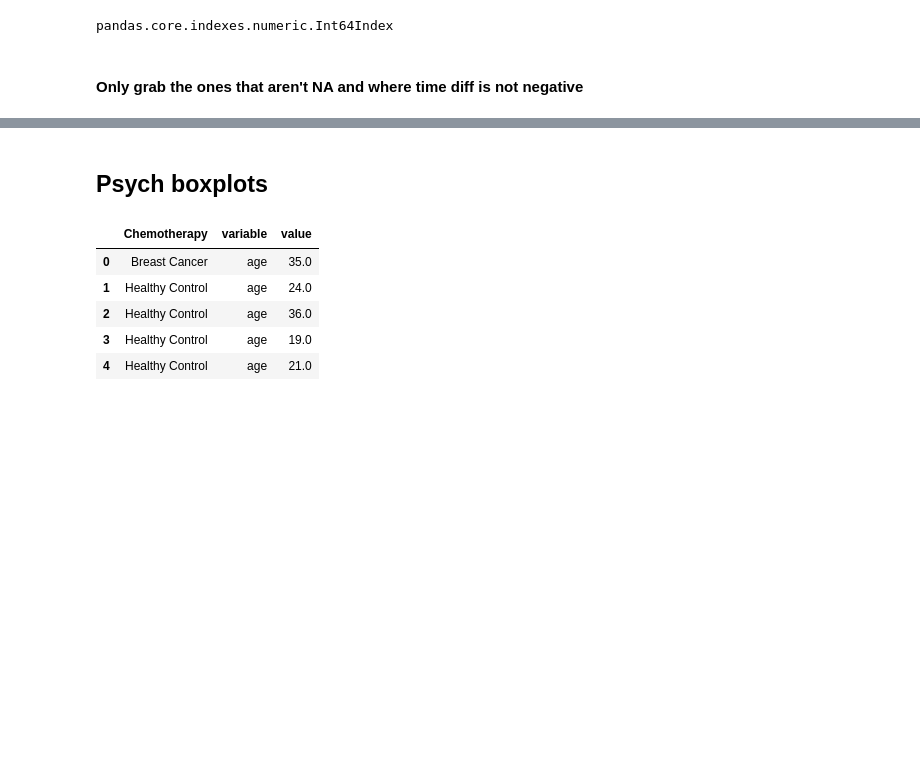
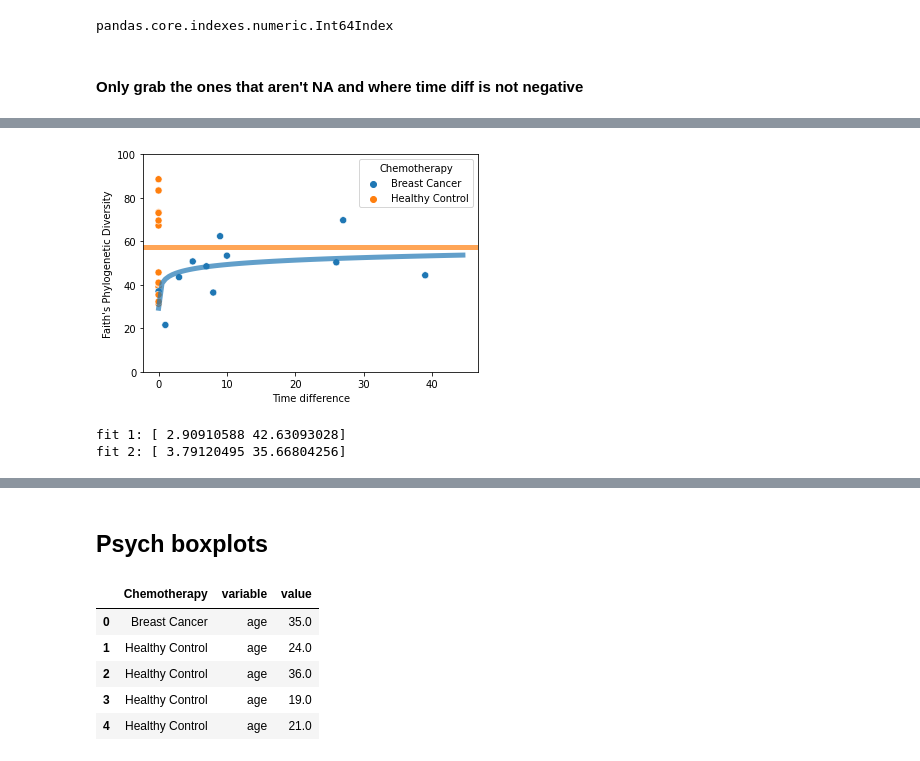
Before and after one commit to sterrettJD/Chemobrain, a Jupyter notebook: Final figs and additional analyses.ipynb, the cells around one changed output, grey strips where cells are left out. Drawn from its saved outputs; the diff is of its cells as text; code cells hidden in the pictures; blank space fills up the shorter version.

```diff
--- a/Final figs and additional analyses.ipynb
+++ b/Final figs and additional analyses.ipynb
@@ -88,0 +129,27 @@ SpearmanrResult(correlation=0.5909090909090909, pvalue=0.05557560428877463)
+# %%
+fit = np.polyfit(x = np.log(time_faith_bc["Time difference"]+0.01),
+                 y = time_faith_bc["faith_pd"],
+                 deg=1)
+# %%
+x = np.arange(0,45,0.5)+0.01
+y = fit[0] * np.log(x) + fit[1]
+
+ax = sns.scatterplot(y="faith_pd",
+                     x="Time difference",
+                     data=time_faith,
+                     hue="Chemotherapy",
+                     x_jitter=True,
+                     s=50)
+ax.axhline(time_faith.loc[time_faith["Chemotherapy"]=="Healthy Control","faith_pd"].mean(),
+           c="tab:orange",
+           lw=5,
+           alpha=0.7)
+
+ax.plot(x,y, lw=5, alpha=0.7)
+ax.set_ylim(0,100)
+ax.set_ylabel("Faith's Phylogenetic Diversity")
+
+plt.savefig("faith_time_logfit.pdf")
+plt.show()
+# %% [output]
+[figure, added]
@@ -88,0 +162,5 @@ SpearmanrResult(correlation=0.5909090909090909, pvalue=0.05557560428877463)
+# %%
+print(f'fit 1: {fit} \nfit 2: {fit2[0]}')
+# %% [output]
+fit 1: [ 2.90910588 42.63093028]
+fit 2: [ 3.79120495 35.66804256]
```
Also changed, not shown: parts of 28 cells of this notebook.
